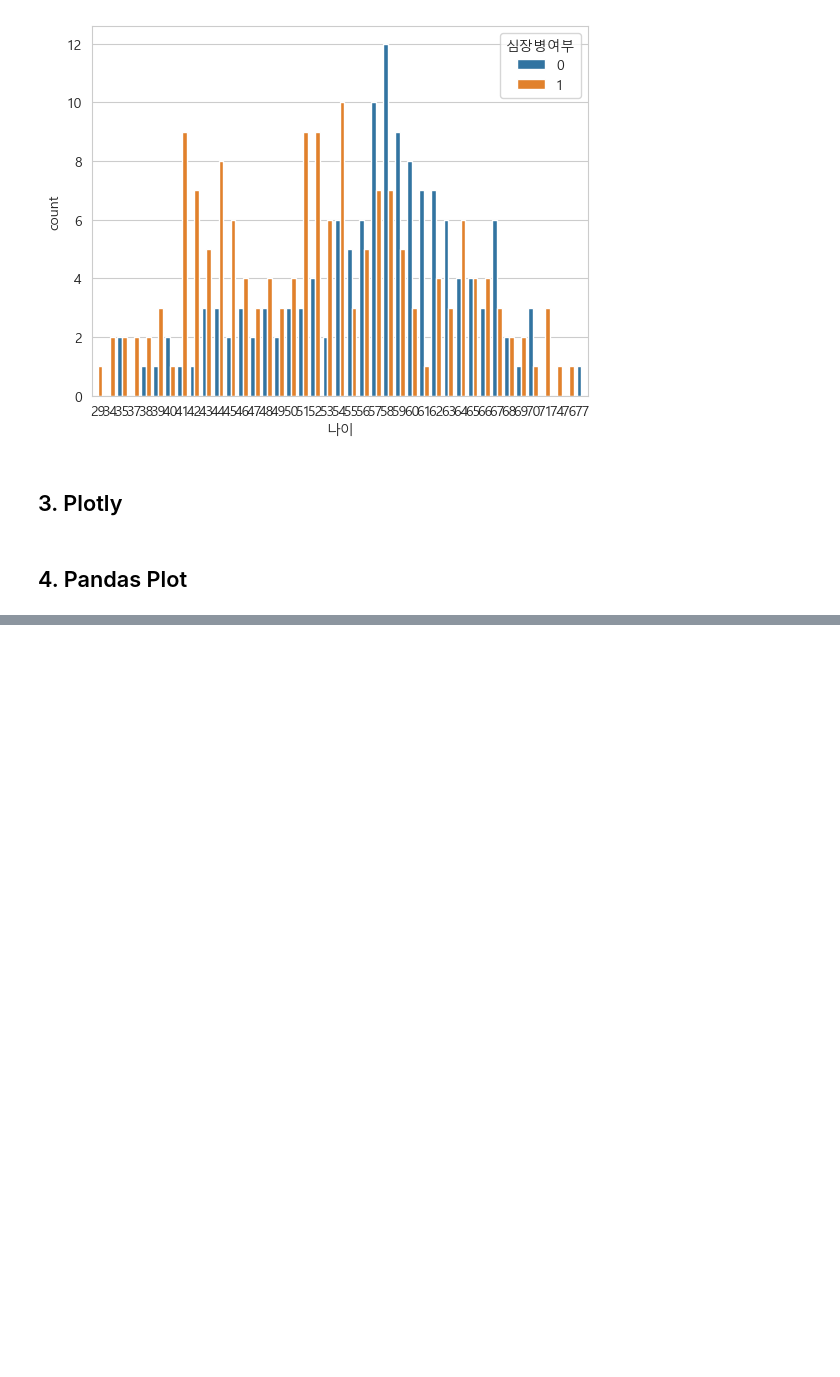
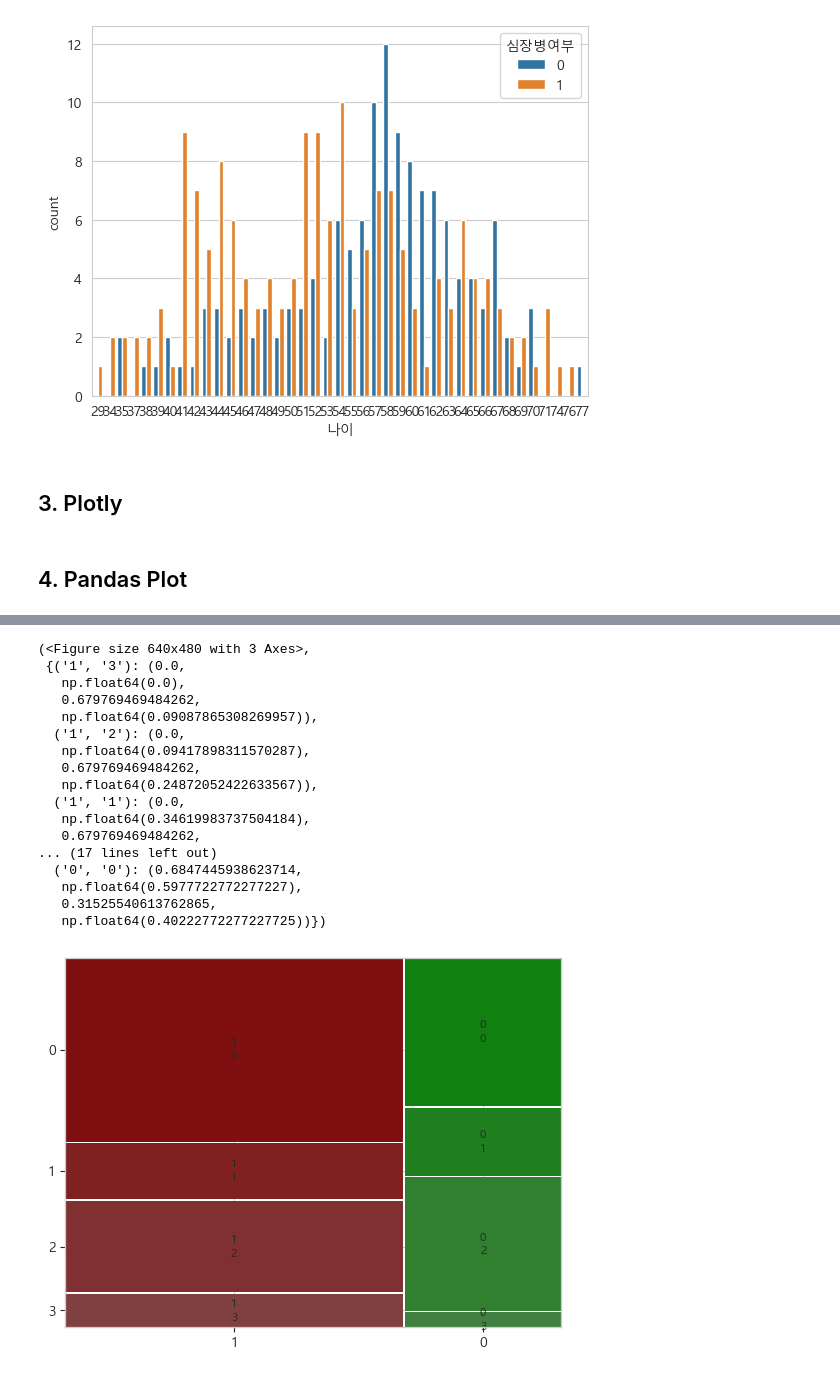
Before and after one commit to worldoftoddl/AICE-Associate-Study, a Jupyter notebook: 탐색적 데이터 분석 (시각화).ipynb, the cells around one changed output, grey strips where cells are left out. Saved outputs shown, nothing was run; the diff lists cells and outputs as text; code cells hidden in the pictures; blank space fills up the shorter version.

```diff
--- a/탐색적 데이터 분석 (시각화).ipynb
+++ b/탐색적 데이터 분석 (시각화).ipynb
@@ -280,0 +388,23 @@ fig.show()
+# %%
+from statsmodels.graphics.mosaicplot import mosaic
+
+mosaic(df, ['성별', '흉통유형'])
+# %% [output]
+(<Figure size 640x480 with 3 Axes>,
+ {('1', '3'): (0.0,
+   np.float64(0.0),
+   0.679769469484262,
+   np.float64(0.09087865308269957)),
+  ('1', '2'): (0.0,
+   np.float64(0.09417898311570287),
+   0.679769469484262,
+   np.float64(0.24872052422633567)),
+  ('1', '1'): (0.0,
+   np.float64(0.34619983737504184),
+   0.679769469484262,
+... (17 lines left out)
+  ('0', '0'): (0.6847445938623714,
+   np.float64(0.5977722772277227),
+   0.31525540613762865,
+   np.float64(0.40222772277227725))})
+[figure, added]
```
Also changed, not shown: parts of 18 cells of this notebook.
